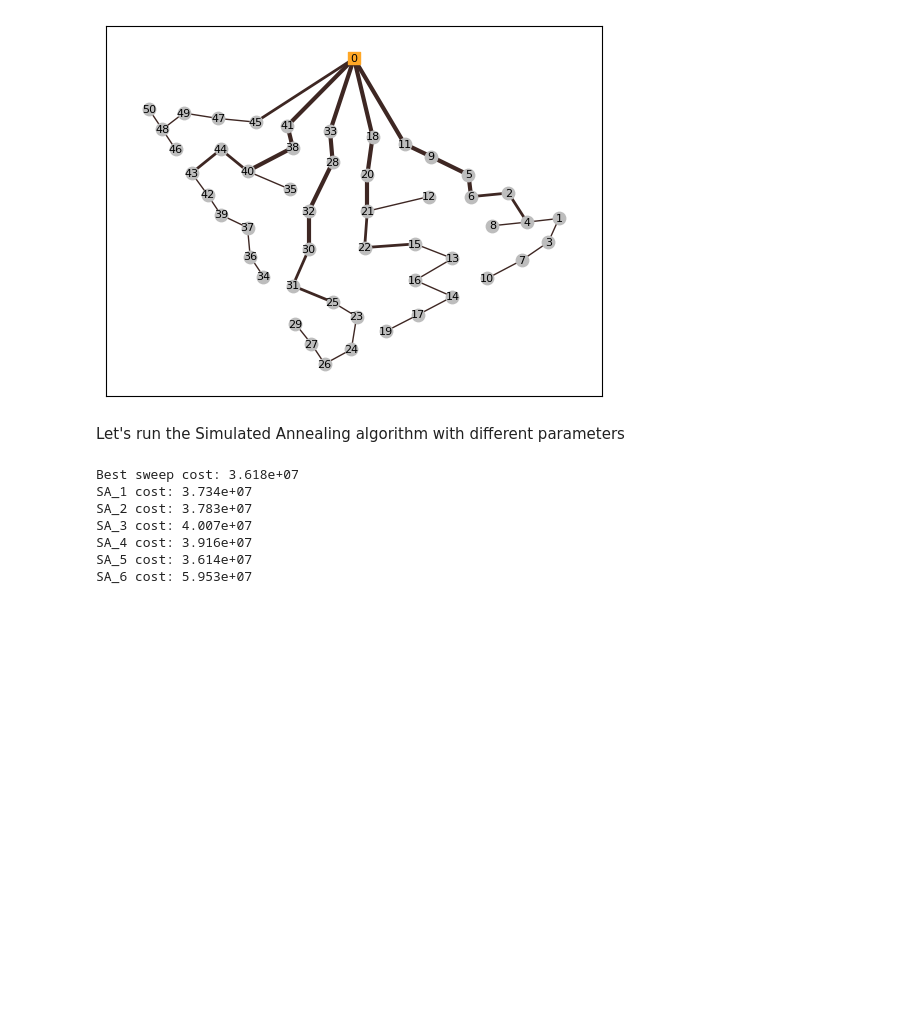
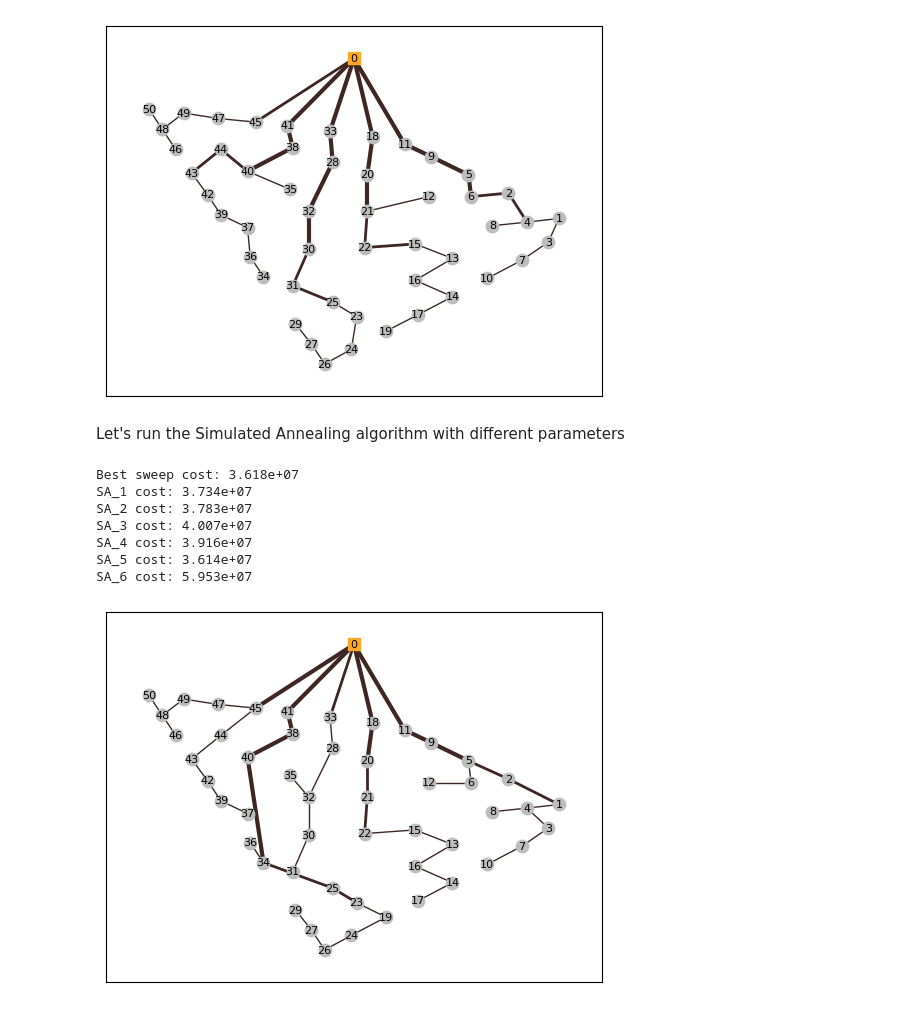
Before and after one commit to FernandoSchett/wamuu, a Jupyter notebook: code_examples/2.0-pma-simulated_annealing.ipynb, the cells around one changed output. Cells and saved outputs as stored; diff of their text form; code cells hidden in the pictures; blank space fills up the shorter version.

```diff
--- a/code_examples/2.0-pma-simulated_annealing.ipynb
+++ b/code_examples/2.0-pma-simulated_annealing.ipynb
@@ -77,3 +77,7 @@ SA_3 cost: 4.007e+07
 SA_4 cost: 3.916e+07
 SA_5 cost: 3.614e+07
 SA_6 cost: 5.953e+07
+# %%
+plot(SA_1)
+# %% [output]
+[figure, added]
```
Also changed, not shown: parts of 5 cells of this notebook.
